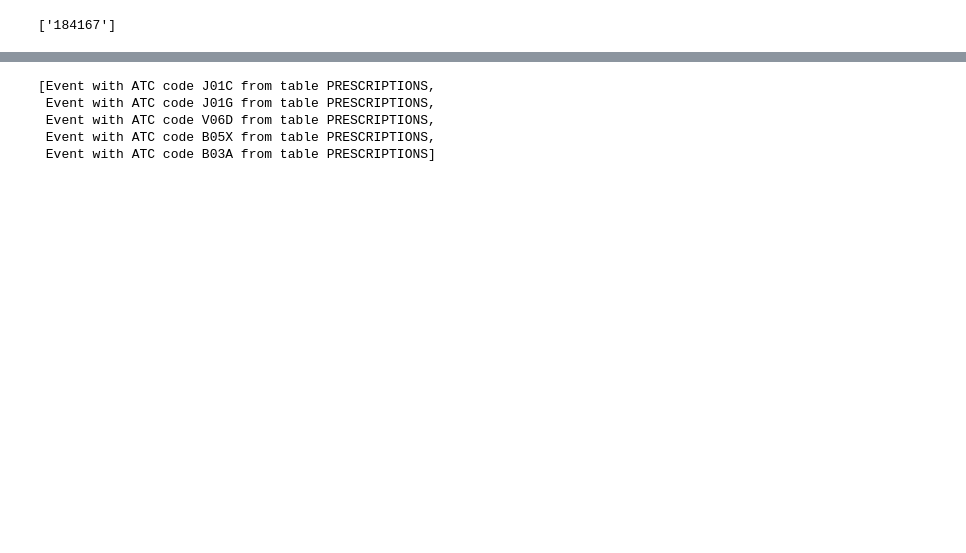
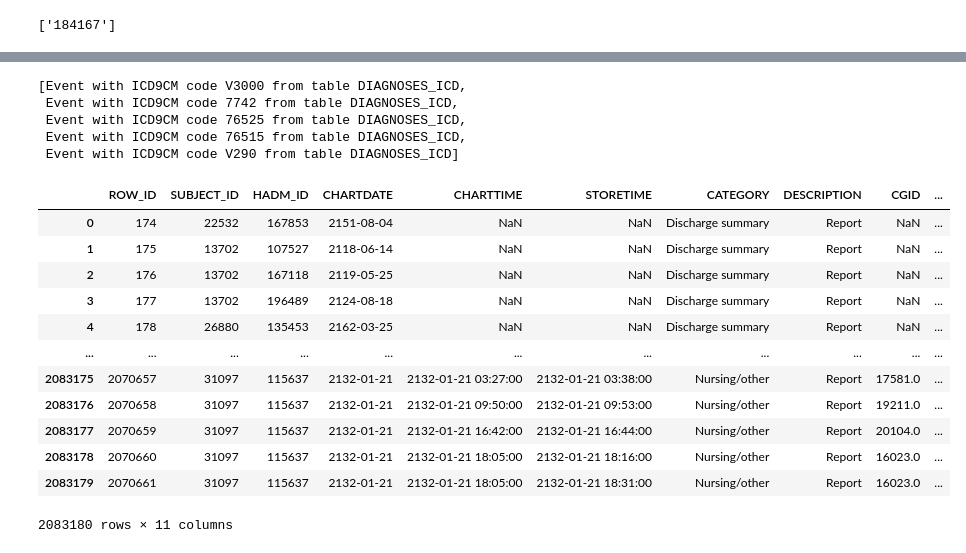
Before and after one commit to giuseppericcio/MediCARE, a Jupyter notebook: data_preprocessing.ipynb, the cells around one changed output, grey strips where cells are left out. Cells and saved outputs as stored; diff of their text form; code cells hidden in the pictures; blank space fills up the shorter version.

```diff
--- a/data_preprocessing.ipynb
+++ b/data_preprocessing.ipynb
@@ -67,8 +59,37 @@ visit.encounter_time, visit.available_tables, visit.num_events, visit.event_list
 # %%
-visit.get_event_list('PRESCRIPTIONS')
+visit.get_event_list('DIAGNOSES_ICD')
 # %% [output]
-[Event with ATC code J01C from table PRESCRIPTIONS,
- Event with ATC code J01G from table PRESCRIPTIONS,
- Event with ATC code V06D from table PRESCRIPTIONS,
- Event with ATC code B05X from table PRESCRIPTIONS,
- Event with ATC code B03A from table PRESCRIPTIONS]
+[Event with ICD9CM code V3000 from table DIAGNOSES_ICD,
+ Event with ICD9CM code 7742 from table DIAGNOSES_ICD,
+ Event with ICD9CM code 76525 from table DIAGNOSES_ICD,
+ Event with ICD9CM code 76515 from table DIAGNOSES_ICD,
+ Event with ICD9CM code V290 from table DIAGNOSES_ICD]
+# %%
+import pandas as pd
+import os
+
+table = "NOTEEVENTS"
+
+# read table
+df = pd.read_csv(
+    "data/NOTEEVENTS.csv",
+    dtype={"SUBJECT_ID": str, "HADM_ID": str, "CATEGORY": str,"CHARTDATE": str, "TEXT": str},
+    parse_dates=["CHARTDATE"],
+    infer_datetime_format=True
+)
+# %%
+df
+# %% [output]
+|  | ROW_ID | SUBJECT_ID | HADM_ID | CHARTDATE | CHARTTIME | STORETIME | CATEGORY | DESCRIPTION | CGID | ... |
+| 0 | 174 | 22532 | 167853 | 2151-08-04 | NaN | NaN | Discharge summary | Report | NaN | ... |
+| 1 | 175 | 13702 | 107527 | 2118-06-14 | NaN | NaN | Discharge summary | Report | NaN | ... |
+| 2 | 176 | 13702 | 167118 | 2119-05-25 | NaN | NaN | Discharge summary | Report | NaN | ... |
+| 3 | 177 | 13702 | 196489 | 2124-08-18 | NaN | NaN | Discharge summary | Report | NaN | ... |
+| 4 | 178 | 26880 | 135453 | 2162-03-25 | NaN | NaN | Discharge summary | Report | NaN | ... |
+| ... | ... | ... | ... | ... | ... | ... | ... | ... | ... | ... |
+| 2083175 | 2070657 | 31097 | 115637 | 2132-01-21 | 2132-01-21 03:27:00 | 2132-01-21 03:38:00 | Nursing/other | Report | 17581.0 | ... |
+| 2083176 | 2070658 | 31097 | 115637 | 2132-01-21 | 2132-01-21 09:50:00 | 2132-01-21 09:53:00 | Nursing/other | Report | 19211.0 | ... |
+| 2083177 | 2070659 | 31097 | 115637 | 2132-01-21 | 2132-01-21 16:42:00 | 2132-01-21 16:44:00 | Nursing/other | Report | 20104.0 | ... |
+| 2083178 | 2070660 | 31097 | 115637 | 2132-01-21 | 2132-01-21 18:05:00 | 2132-01-21 18:16:00 | Nursing/other | Report | 16023.0 | ... |
+| 2083179 | 2070661 | 31097 | 115637 | 2132-01-21 | 2132-01-21 18:05:00 | 2132-01-21 18:31:00 | Nursing/other | Report | 16023.0 | ... |
+2083180 rows × 11 columns
```
Also changed, not shown: parts of 21 cells of this notebook.
